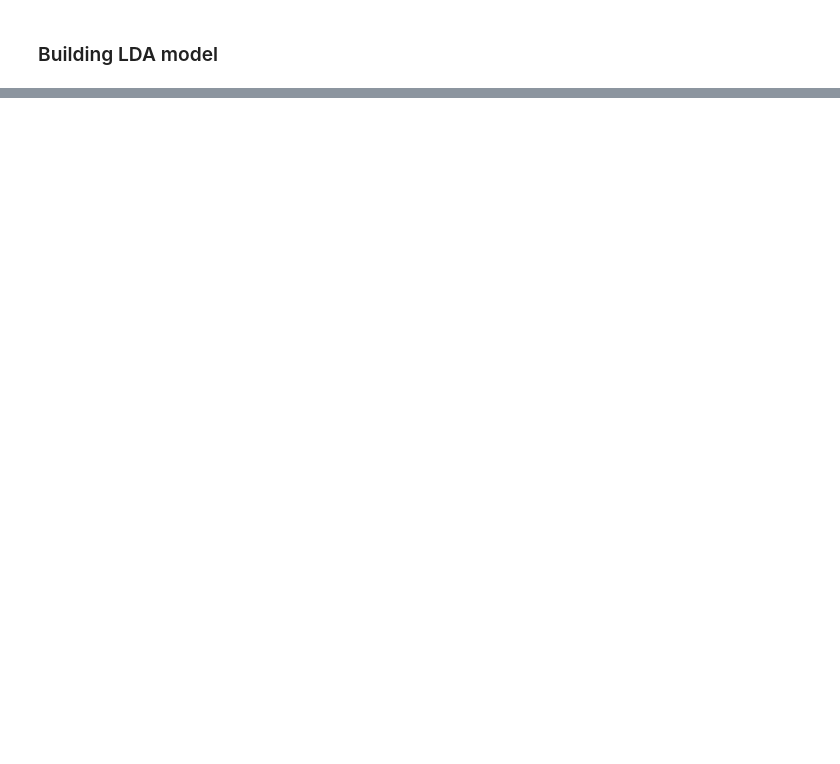
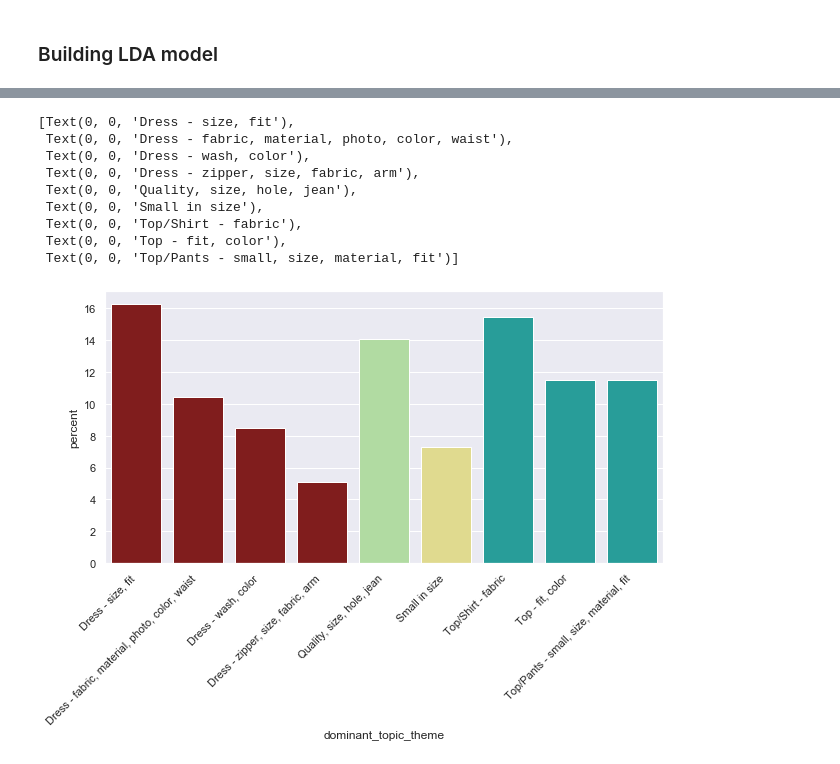
Before and after one commit to loandangnt/women-clothing, a Jupyter notebook: LDA_modelling.ipynb, the cells around one changed output, grey strips where cells are left out. Cells and saved outputs as stored; diff of their text form; code cells hidden in the pictures; blank space fills up the shorter version.

```diff
--- a/LDA_modelling.ipynb
+++ b/LDA_modelling.ipynb
@@ -364,0 +423,23 @@ len(document_topic)
+# %%
+def label_theme(row):
+    if row['dominant_topic'] == 0 :
+        return 'Top/Shirt - fabric'
+    if row['dominant_topic'] == 1 :
+        return 'Dress - wash, color'
+    if row['dominant_topic'] == 2 :
+        return 'Dress - fabric, material, photo, color, waist'
+    if row['dominant_topic'] == 3:
+        return 'Quality, size, hole, jean'
+    if row['dominant_topic']  == 4:
+        return 'Small in size'
+    if row['dominant_topic'] == 5:
+        return 'Dress - zipper, size, fabric, arm'
+    if row['dominant_topic'] == 6:
+        return 'Top/Pants - small, size, material, fit'
+    if row['dominant_topic'] == 7:
+        return 'Dress - size, fit'
+    if row['dominant_topic'] == 8:
+        return 'Top - fit, color'
+
+document_topic['dominant_topic_theme'] = document_topic.apply (lambda row: label_theme(row), axis=1)
+document_topic.head(3)
@@ -364,0 +451,8 @@ len(document_topic)
+# %%
+a = document_topic.groupby('dominant_topic_theme')['dominant_topic'].count().reset_index()
+a['percent'] = a['dominant_topic']/(a['dominant_topic'].sum(axis=0))*100
+b = a.sort_values(['dominant_topic_theme','dominant_topic'],ascending=[True,False])
+x = ['Dress','Dress','Dress','Dress','Quality, size, hole, jean',
+    'Small in size','Top','Top','Top']
+b['Topic'] = x
+b.sort_values(['Topic','percent'],ascending=[True,False])
@@ -364,0 +470,19 @@ len(document_topic)
+# %%
+color = ['#900d0d','#900d0d','#900d0d','#900d0d','#ade498','#ede682','#14b1ab','#14b1ab','#14b1ab']
+# plt.figure(figsize=(10,5))
+chart = sns.barplot(x='dominant_topic_theme',y='percent',
+            data=b.sort_values(['Topic','percent'],ascending=[True,False]),
+            palette=color)
+chart.set_xticklabels(chart.get_xticklabels(), rotation=45,
+                     horizontalalignment='right')
+# %% [output]
+[Text(0, 0, 'Dress - size, fit'),
+ Text(0, 0, 'Dress - fabric, material, photo, color, waist'),
+ Text(0, 0, 'Dress - wash, color'),
+ Text(0, 0, 'Dress - zipper, size, fabric, arm'),
+ Text(0, 0, 'Quality, size, hole, jean'),
+ Text(0, 0, 'Small in size'),
+ Text(0, 0, 'Top/Shirt - fabric'),
+ Text(0, 0, 'Top - fit, color'),
+ Text(0, 0, 'Top/Pants - small, size, material, fit')]
+[figure, added]
```
Also changed, not shown: parts of 69 cells of this notebook.
